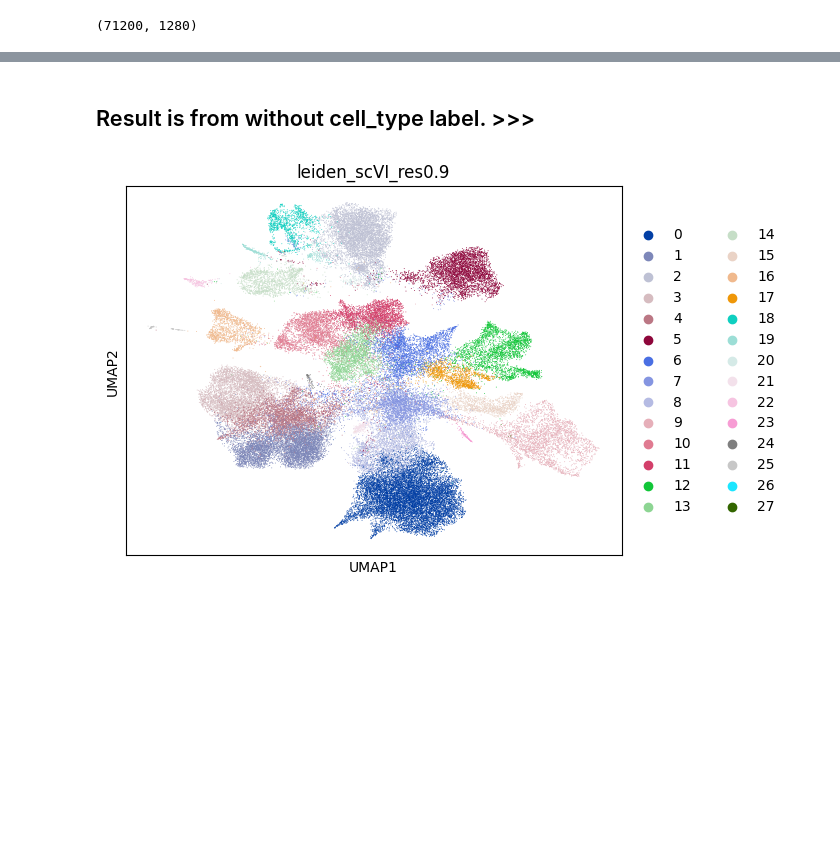
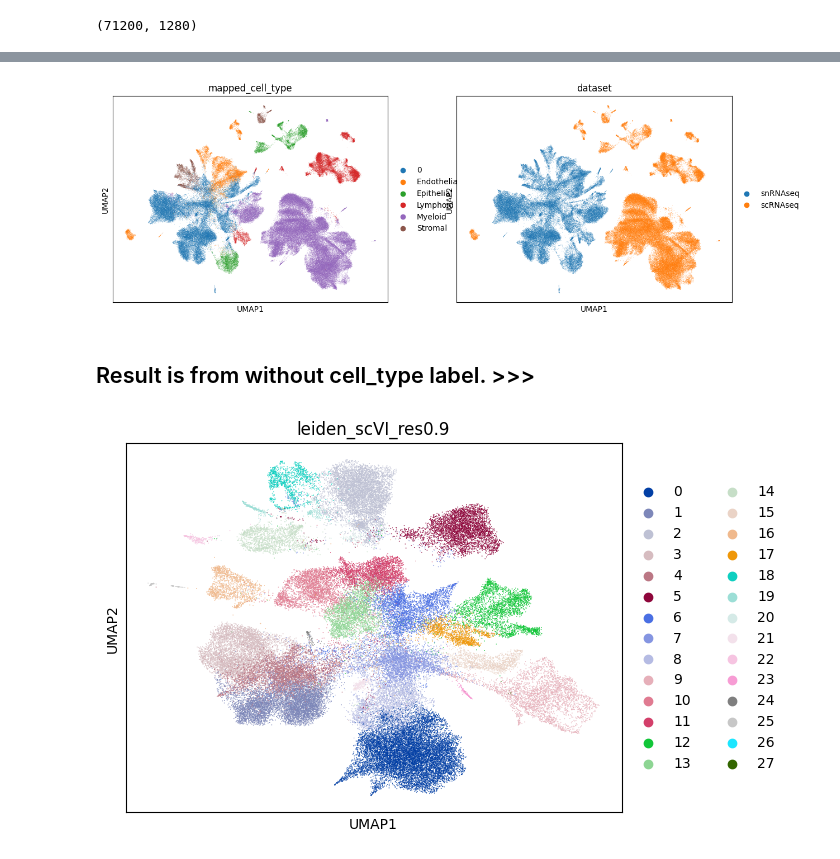
Before and after one commit to Irisapo/yyyyvae, a Jupyter notebook: script/VAE_snRNAseq_latent1280.ipynb, the cells around one changed output, grey strips where cells are left out. Saved outputs shown, nothing was run; the diff lists cells and outputs as text; code cells hidden in the pictures; blank space fills up the shorter version.

```diff
--- a/script/VAE_snRNAseq_latent1280.ipynb
+++ b/script/VAE_snRNAseq_latent1280.ipynb
@@ -408,0 +474,5 @@ sc.pl.umap(train_data_2, color=['leiden_scVI_res0.9'] )
+# %%
+healthy_human_lung.obs['mapped_cell_type'] = healthy_human_lung.obs['CellType_Category']
+# %%
+concat_ad = anndata.concat([train_data_2, healthy_human_lung], label="dataset", keys=["snRNAseq", "scRNAseq"])
+concat_ad.obsm['syy_VAE'] = np.concatenate((train_data_2.obsm['syy_VAE'], healthy_human_lung.obsm['X_uce']), axis=0)
@@ -409,3 +482,7 @@ sc.pl.umap(train_data_2, color=['leiden_scVI_res0.9'] )
+# %%
+sc.pl.umap(concat_ad, color=['mapped_cell_type', 'dataset'] )
+# %% [output]
+[figure, added]
 # %% [markdown]
 ## Result is from without cell_type label.   >>>
 # %%
```
Also changed, not shown: parts of 15 cells of this notebook.
